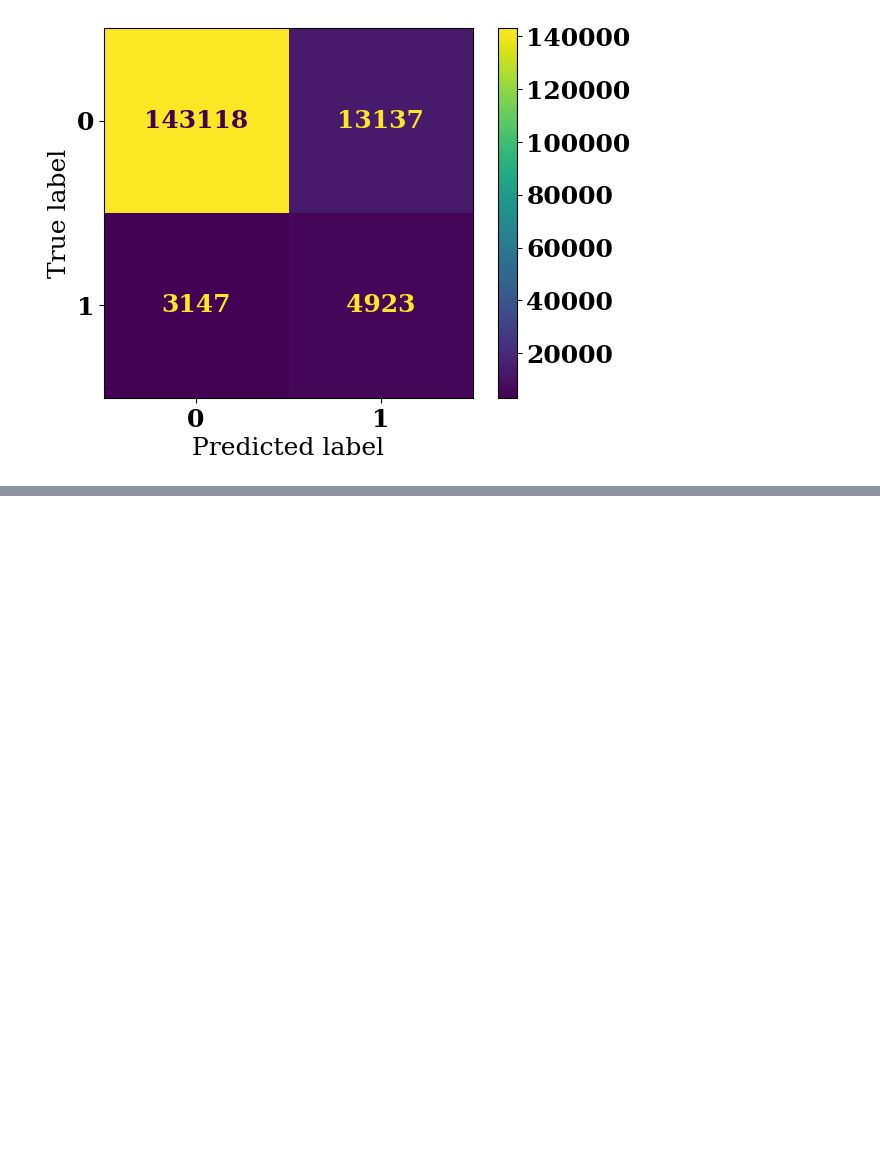
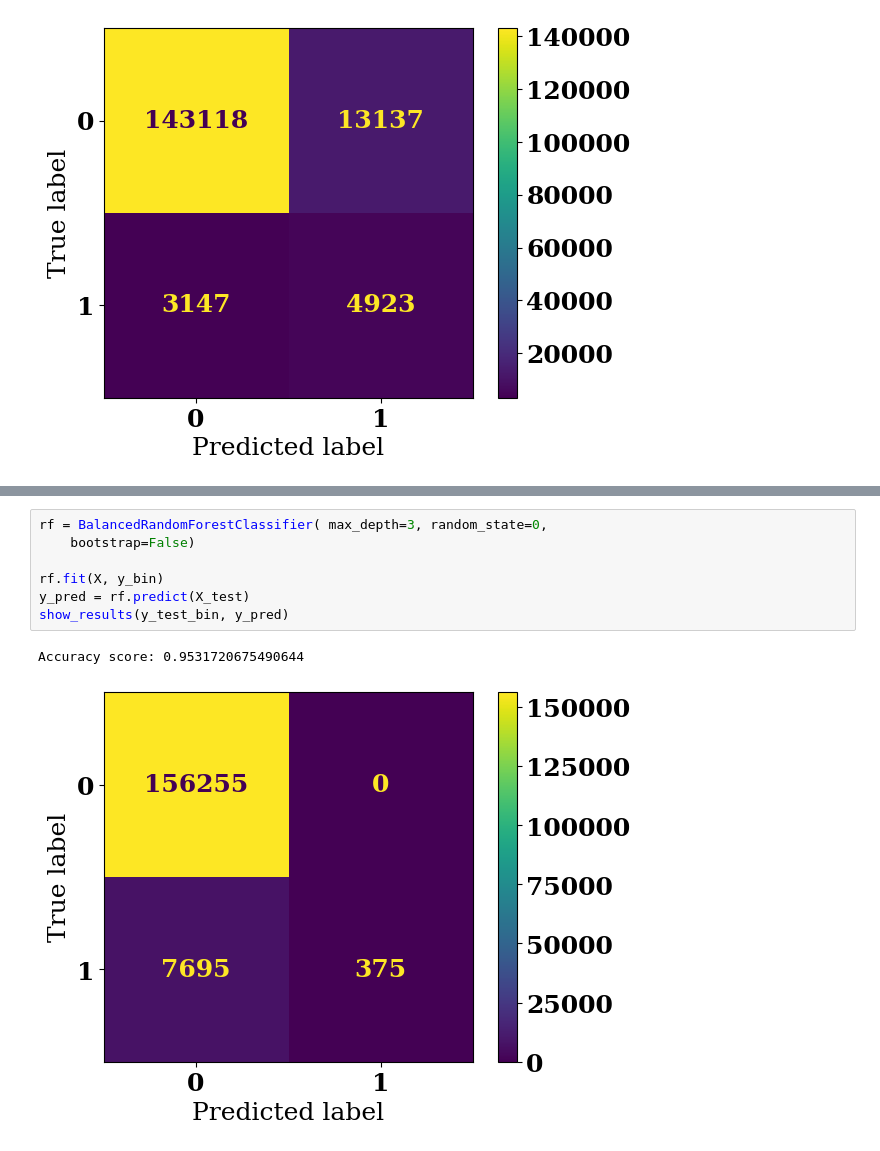
Before and after one commit to otavio-hbf/oversampling-strategies, a Jupyter notebook: oversampling/rebagg.ipynb, the cells around one changed output, grey strips where cells are left out. Drawn from its saved outputs; the diff is of its cells as text; blank space fills up the shorter version.

```diff
--- a/oversampling/rebagg.ipynb
+++ b/oversampling/rebagg.ipynb
@@ -129,0 +146,10 @@ Accuracy score: 0.9009036969420356
+# %%
+rf = BalancedRandomForestClassifier( max_depth=3, random_state=0,
+    bootstrap=False)
+
+rf.fit(X, y_bin)
+y_pred = rf.predict(X_test)
+show_results(y_test_bin, y_pred)
+# %% [output]
+Accuracy score: 0.9531720675490644
+[figure, added]
```
Also changed, not shown: parts of 2 cells of this notebook.
